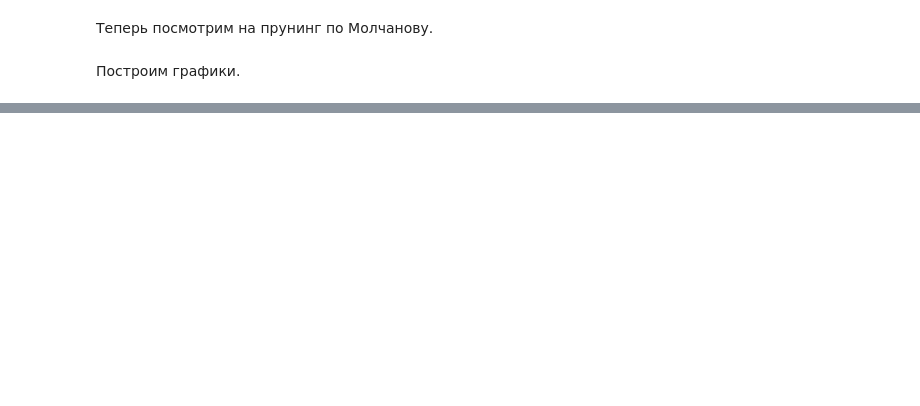
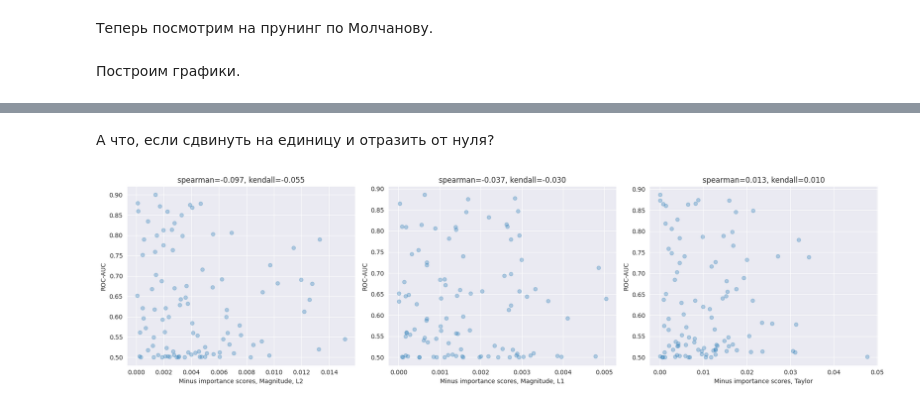
Before and after one commit to intsystems/Zero-shot-structural-pruning, a Jupyter notebook: src/depgraph-experiments.ipynb, the cells around one changed output, grey strips where cells are left out. Cells and saved outputs as stored; diff of their text form; code cells hidden in the pictures; blank space fills up the shorter version.

```diff
--- a/src/depgraph-experiments.ipynb
+++ b/src/depgraph-experiments.ipynb
@@ -538,0 +797,31 @@ Scores: tensor(1.)
+# %% [markdown]
+А что, если сдвинуть на единицу и отразить от нуля?
+# %%
+plt.figure(figsize=(18, 5))
+
+for i, importance_name in enumerate(history_metrics):
+    fixed_estimate = np.abs(np.array(history_metrics[importance_name]['estimate']) + 1)
+
+    plt.subplot(1, 3, i+1)
+    plt.scatter(
+        fixed_estimate,
+        history_metrics[importance_name]['random'],
+        alpha=0.3
+        )
+    plt.xlabel(f'Minus importance scores, {importance_name}')
+    plt.ylabel('ROC-AUC')
+
+    spearman_corr, _ = spearmanr(
+        fixed_estimate,
+        history_metrics[importance_name]['random']
+        )
+    kendall_corr, _ = kendalltau(
+        fixed_estimate,
+        history_metrics[importance_name]['random']
+        )
+
+    plt.title(f'spearman={spearman_corr:.3f}, kendall={kendall_corr:.3f}')
+
+plt.tight_layout()
+# %% [output]
+[figure, added]
```
Also changed, not shown: parts of 41 cells of this notebook.
